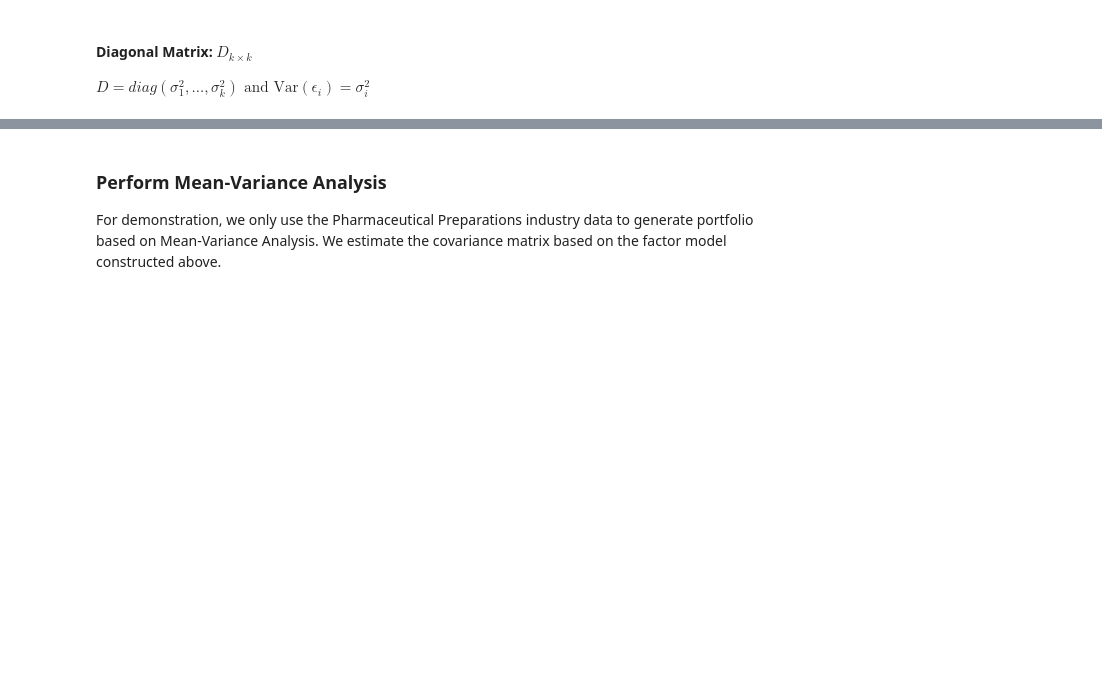
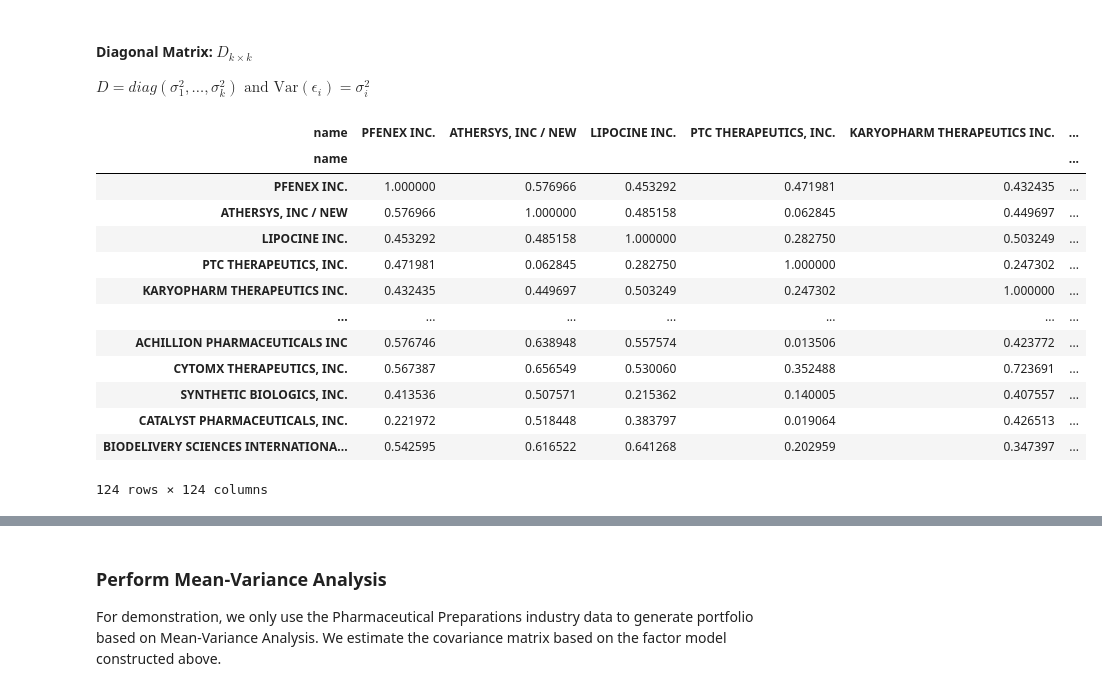
Before and after one commit to richardye101/ubineer_nlp_research, a Jupyter notebook: content/peitong/3.3_Minimum_Variance_Analysis-Factor_Model.ipynb, the cells around one changed output, grey strips where cells are left out. Saved outputs shown, nothing was run; the diff lists cells and outputs as text; code cells hidden in the pictures; blank space fills up the shorter version.

```diff
--- a/content/peitong/3.3_Minimum_Variance_Analysis-Factor_Model.ipynb
+++ b/content/peitong/3.3_Minimum_Variance_Analysis-Factor_Model.ipynb
@@ -230,6 +230,23 @@ res_mat
 # %% [markdown]
 #### Diagonal Matrix: $D_{k \times k}$
 $D = diag(\sigma^2_1, \dots, \sigma^2_k) \text{ and Var}(\epsilon_i) = \sigma^2_i$
+# %%
+res_mat.T.corr()
+# %% [output]
+| name | PFENEX INC. | ATHERSYS, INC / NEW | LIPOCINE INC. | PTC THERAPEUTICS, INC. | KARYOPHARM THERAPEUTICS INC. | ... |
+| name |  |  |  |  |  | ... |
+| PFENEX INC. | 1.000000 | 0.576966 | 0.453292 | 0.471981 | 0.432435 | ... |
+| ATHERSYS, INC / NEW | 0.576966 | 1.000000 | 0.485158 | 0.062845 | 0.449697 | ... |
+| LIPOCINE INC. | 0.453292 | 0.485158 | 1.000000 | 0.282750 | 0.503249 | ... |
+| PTC THERAPEUTICS, INC. | 0.471981 | 0.062845 | 0.282750 | 1.000000 | 0.247302 | ... |
+| KARYOPHARM THERAPEUTICS INC. | 0.432435 | 0.449697 | 0.503249 | 0.247302 | 1.000000 | ... |
+| ... | ... | ... | ... | ... | ... | ... |
+| ACHILLION PHARMACEUTICALS INC | 0.576746 | 0.638948 | 0.557574 | 0.013506 | 0.423772 | ... |
+| CYTOMX THERAPEUTICS, INC. | 0.567387 | 0.656549 | 0.530060 | 0.352488 | 0.723691 | ... |
+| SYNTHETIC BIOLOGICS, INC. | 0.413536 | 0.507571 | 0.215362 | 0.140005 | 0.407557 | ... |
+| CATALYST PHARMACEUTICALS, INC. | 0.221972 | 0.518448 | 0.383797 | 0.019064 | 0.426513 | ... |
+| BIODELIVERY SCIENCES INTERNATIONA... | 0.542595 | 0.616522 | 0.641268 | 0.202959 | 0.347397 | ... |
+124 rows × 124 columns
 # %%
 D_mat = pd.DataFrame(np.diag(np.diag(res_mat.T.cov()))).set_index(B_matrix.index)
 D_mat.columns = B_matrix.index
```
Also changed, not shown: parts of 26 cells of this notebook, 6 other files.
